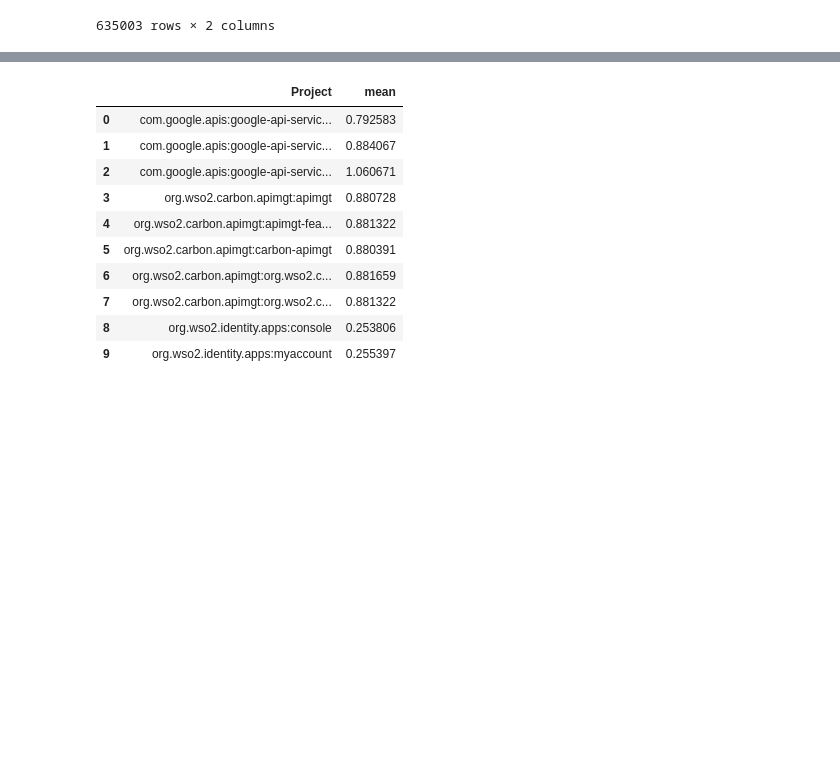
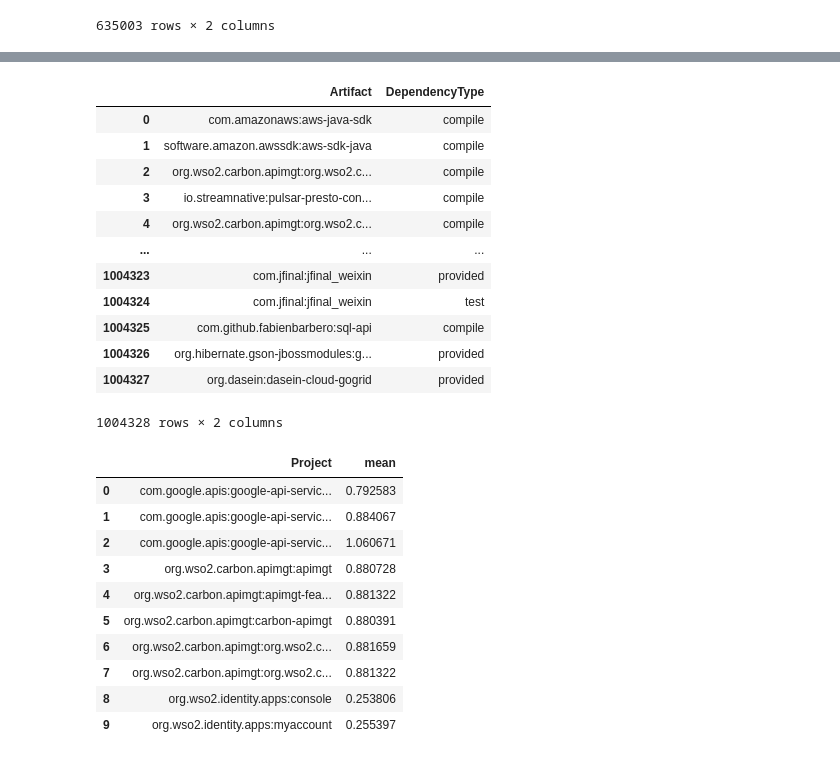
Before and after one commit to hanzltom/LOG6307-final, a Jupyter notebook: influence.ipynb, the cells around one changed output, grey strips where cells are left out. Cells and saved outputs as stored; diff of their text form; code cells hidden in the pictures; blank space fills up the shorter version.

```diff
--- a/influence.ipynb
+++ b/influence.ipynb
@@ -33 +44,17 @@ df_size
+# %%
+df_dep_type
+# %% [output]
+|  | Artifact | DependencyType |
+| 0 | com.amazonaws:aws-java-sdk | compile |
+| 1 | software.amazon.awssdk:aws-sdk-java | compile |
+| 2 | org.wso2.carbon.apimgt:org.wso2.c... | compile |
+| 3 | io.streamnative:pulsar-presto-con... | compile |
+| 4 | org.wso2.carbon.apimgt:org.wso2.c... | compile |
+| ... | ... | ... |
+| 1004323 | com.jfinal:jfinal_weixin | provided |
+| 1004324 | com.jfinal:jfinal_weixin | test |
+| 1004325 | com.github.fabienbarbero:sql-api | compile |
+| 1004326 | org.hibernate.gson-jbossmodules:g... | provided |
+| 1004327 | org.dasein:dasein-cloud-gogrid | provided |
+1004328 rows × 2 columns
 # %%
```
Also changed, not shown: parts of 18 cells of this notebook.
